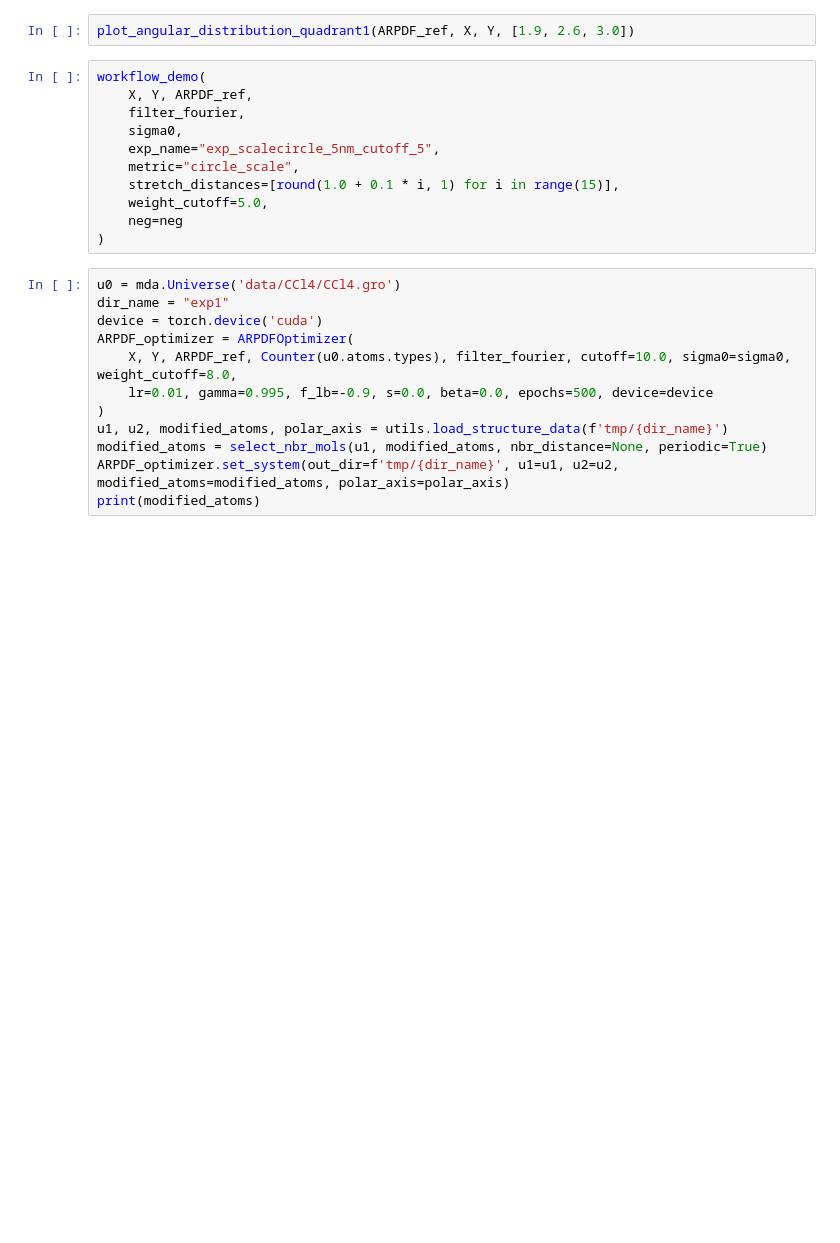
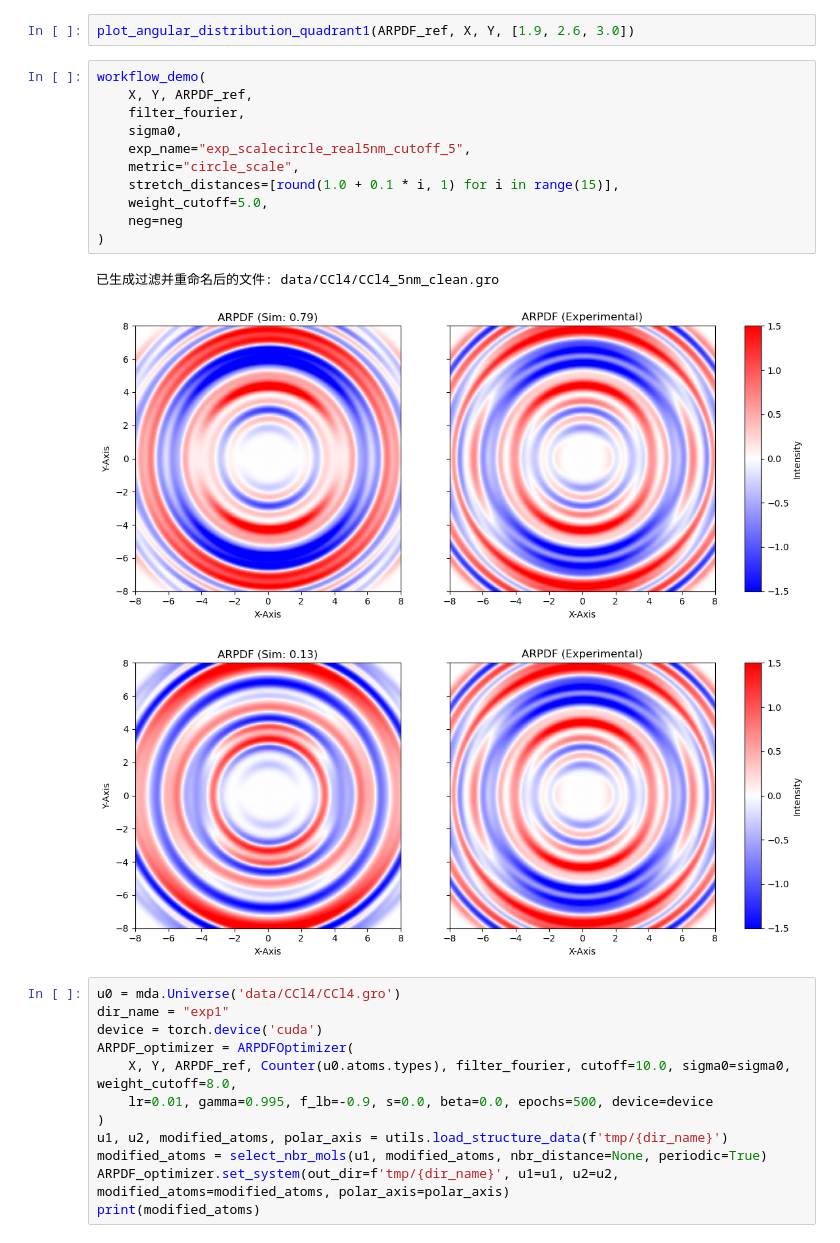
Before and after one commit to tfzx/ARPDF, a Jupyter notebook: experiment.ipynb, the cells around one changed output. Saved outputs shown, nothing was run; the diff lists cells and outputs as text; blank space fills up the shorter version.

```diff
--- a/experiment.ipynb
+++ b/experiment.ipynb
@@ -214,14 +240,18 @@ plot_angular_distribution_quadrant1(ARPDF_ref, X, Y, [1.9, 2.6, 3.0])
 # %%
 workflow_demo(
     X, Y, ARPDF_ref,
     filter_fourier,
     sigma0,
-    exp_name="exp_scalecircle_5nm_cutoff_5",
+    exp_name="exp_scalecircle_real5nm_cutoff_5",
     metric="circle_scale",
     stretch_distances=[round(1.0 + 0.1 * i, 1) for i in range(15)],
     weight_cutoff=5.0,
     neg=neg
 )
+# %% [output]
+已生成过滤并重命名后的文件: data/CCl4/CCl4_5nm_clean.gro
+[figure, added]
+[figure, added]
 # %%
 u0 = mda.Universe('data/CCl4/CCl4.gro')
 dir_name = "exp1"
```
Also changed, not shown: parts of 3 cells of this notebook, 6 other files.
